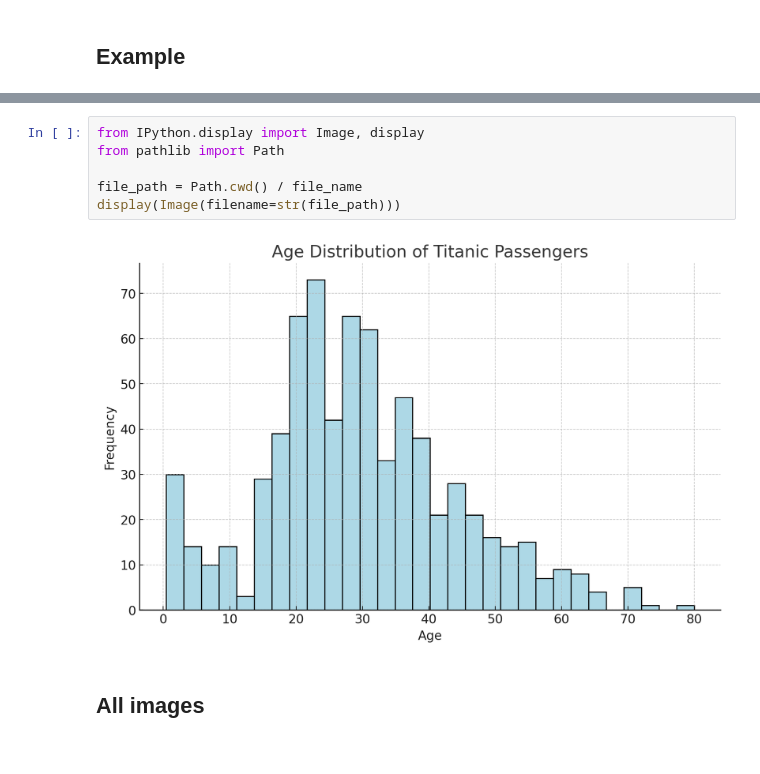
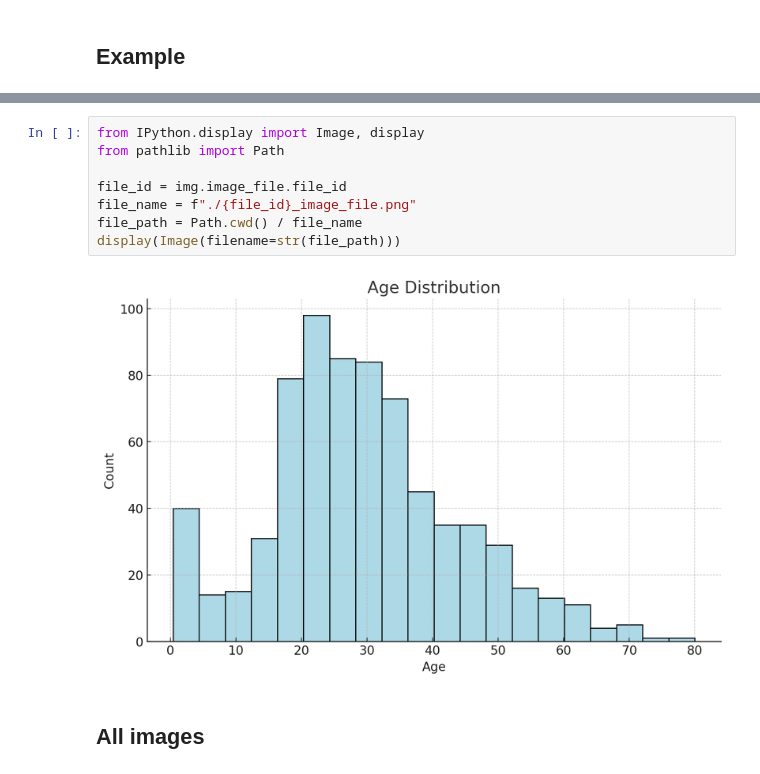
Before and after one commit to darkanita/Agents_Demos, a Jupyter notebook: 1_Azure Agent Service/NOTEBOOKS/4 Azure AI Agent service - Code interpreter.ipynb, the cells around one changed output, grey strips where cells are left out. Saved outputs shown, nothing was run; the diff lists cells and outputs as text.

```diff
--- a/1_Azure Agent Service/NOTEBOOKS/4 Azure AI Agent service - Code interpreter.ipynb
+++ b/1_Azure Agent Service/NOTEBOOKS/4 Azure AI Agent service - Code interpreter.ipynb
@@ -456,11 +428,13 @@ MessageRole.USER: Generate the age distribution. Use lightblue color
 # %%
 from IPython.display import Image, display
 from pathlib import Path
 
+file_id = img.image_file.file_id
+file_name = f"./{file_id}_image_file.png"
 file_path = Path.cwd() / file_name
 display(Image(filename=str(file_path)))
 # %% [output]
-[figure, old version]
+[figure, new version]
 # %% [markdown]
 ## All images
 # %%
```
Also changed, not shown: parts of 27 cells of this notebook, 13 other files.
